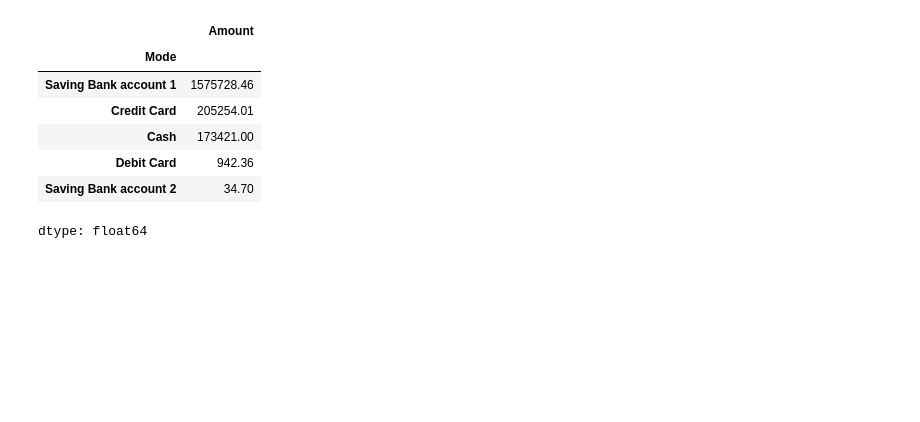
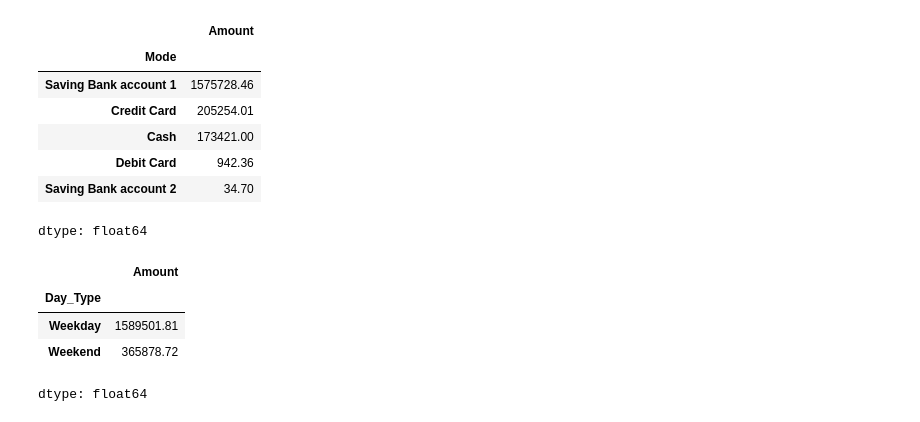
Before and after one commit to kailashchaudhary-p/Daily-Expense-Analyzer, a Jupyter notebook: Daily_Expense_Analyzer.ipynb, the cells around one changed output. Drawn from its saved outputs; the diff is of its cells as text; code cells hidden in the pictures; blank space fills up the shorter version.

```diff
--- a/Daily_Expense_Analyzer.ipynb
+++ b/Daily_Expense_Analyzer.ipynb
@@ -458,3 +458,13 @@ expense_df.groupby('Mode')['Amount'].sum().sort_values(ascending=False)
 | Debit Card | 942.36 |
 | Saving Bank account 2 | 34.70 |
 dtype: float64
+# %%
+expense_df['Day_Type']=expense_df['Date'].dt.day_of_week.apply(lambda x: 'Weekend' if x >5 else 'Weekday')
+# %%
+expense_df.groupby('Day_Type')['Amount'].sum()
+# %% [output]
+|  | Amount |
+| Day_Type |  |
+| Weekday | 1589501.81 |
+| Weekend | 365878.72 |
+dtype: float64
```
